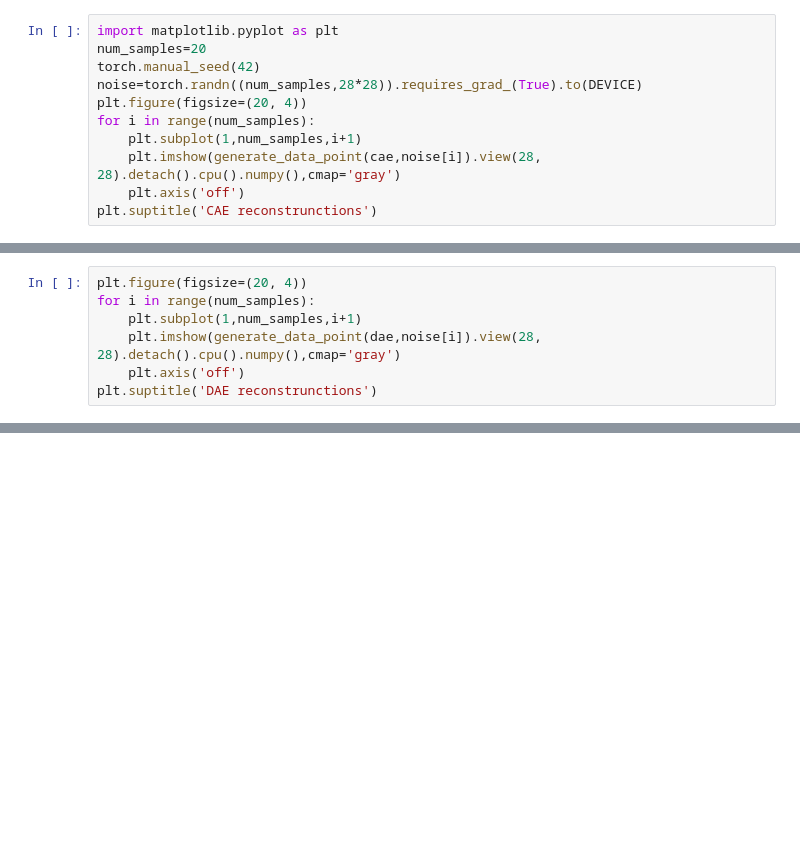
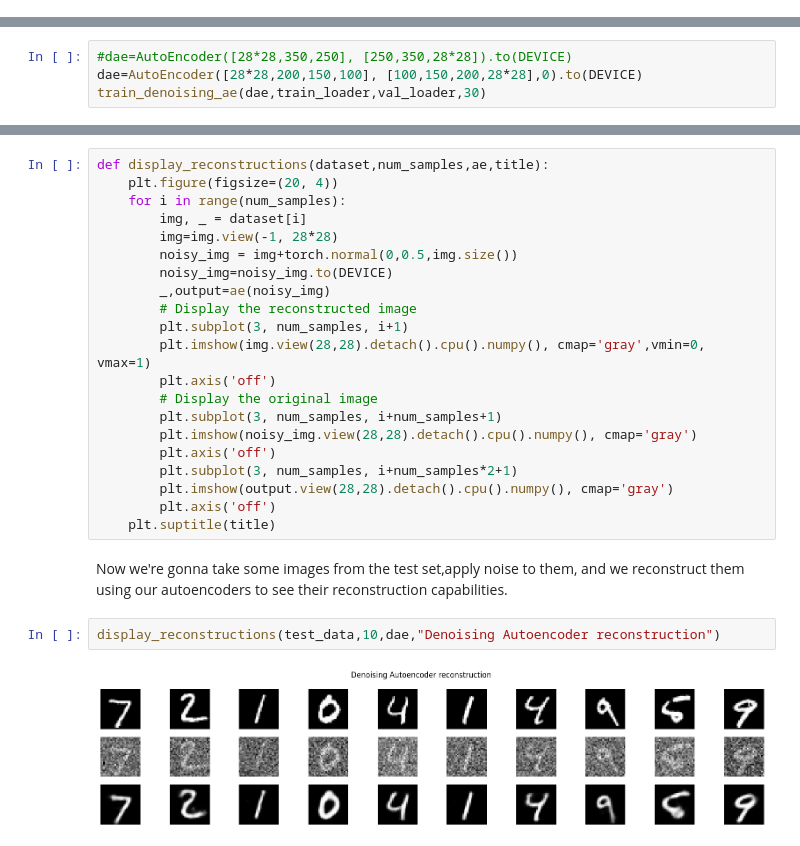
Before and after one commit to mirdan08/unipi-assignments, a Jupyter notebook: ISPR/midterm3/assignment.ipynb, the cells around one changed output, grey strips where cells are left out. Cells and saved outputs as stored; diff of their text form; blank space fills up the shorter version.

```diff
--- a/ISPR/midterm3/assignment.ipynb
+++ b/ISPR/midterm3/assignment.ipynb
@@ -173,11 +0,0 @@ Now we can analyze our reconstrunctions, in order to do this we randomly generat
-# %%
-import matplotlib.pyplot as plt
-num_samples=20
-torch.manual_seed(42)
-noise=torch.randn((num_samples,28*28)).requires_grad_(True).to(DEVICE)
-plt.figure(figsize=(20, 4))
-for i in range(num_samples):
-    plt.subplot(1,num_samples,i+1)
-    plt.imshow(generate_data_point(cae,noise[i]).view(28, 28).detach().cpu().numpy(),cmap='gray')
-    plt.axis('off')
-plt.suptitle('CAE reconstrunctions')
@@ -188,7 +0,0 @@ Text(0.5, 0.98, 'CAE reconstrunctions')
-# %%
-plt.figure(figsize=(20, 4))
-for i in range(num_samples):
-    plt.subplot(1,num_samples,i+1)
-    plt.imshow(generate_data_point(dae,noise[i]).view(28, 28).detach().cpu().numpy(),cmap='gray')
-    plt.axis('off')
-plt.suptitle('DAE reconstrunctions')
@@ -203,0 +155,4 @@ Both models manage to converge to the manifold but the DAE clearly tends to have
+# %%
+#dae=AutoEncoder([28*28,350,250], [250,350,28*28]).to(DEVICE)
+dae=AutoEncoder([28*28,200,150,100], [100,150,200,28*28],0).to(DEVICE)
+train_denoising_ae(dae,train_loader,val_loader,30)
@@ -203,0 +298,27 @@ Both models manage to converge to the manifold but the DAE clearly tends to have
+# %%
+def display_reconstructions(dataset,num_samples,ae,title):
+    plt.figure(figsize=(20, 4))
+    for i in range(num_samples):
+        img, _ = dataset[i]
+        img=img.view(-1, 28*28)
+        noisy_img = img+torch.normal(0,0.5,img.size())
+        noisy_img=noisy_img.to(DEVICE)
+        _,output=ae(noisy_img)
+        # Display the reconstructed image
+        plt.subplot(3, num_samples, i+1)
+        plt.imshow(img.view(28,28).detach().cpu().numpy(), cmap='gray',vmin=0, vmax=1)
+        plt.axis('off')
+        # Display the original image
+        plt.subplot(3, num_samples, i+num_samples+1)
+        plt.imshow(noisy_img.view(28,28).detach().cpu().numpy(), cmap='gray')
+        plt.axis('off')
+        plt.subplot(3, num_samples, i+num_samples*2+1)
+        plt.imshow(output.view(28,28).detach().cpu().numpy(), cmap='gray')
+        plt.axis('off')
+    plt.suptitle(title)
+# %% [markdown]
+Now we're gonna take some images from the test set,apply noise to them, and we reconstruct them using our autoencoders to see their reconstruction capabilities.
+# %%
+display_reconstructions(test_data,10,dae,"Denoising Autoencoder reconstruction")
+# %% [output]
+[figure, added]
```
Also changed, not shown: parts of 55 cells of this notebook.
